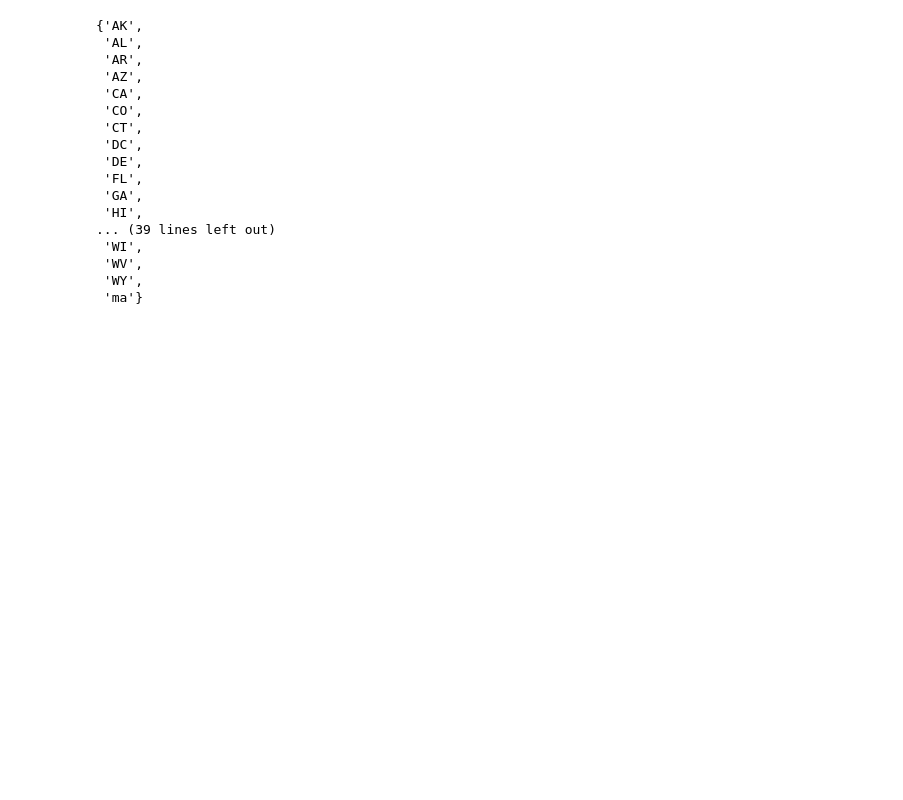
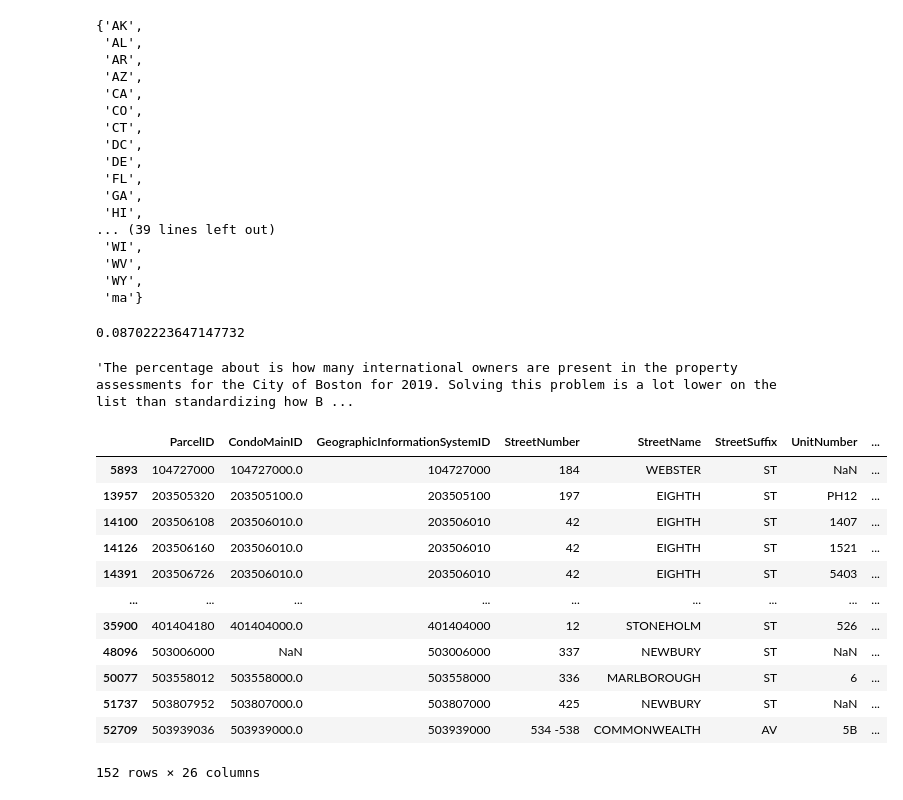
Before and after one commit to jfrankbryant/CityOfBoston_PropertyAssessment, a Jupyter notebook: CityOfBoston_PropertyAssessment.ipynb, the cells around one changed output. Cells and saved outputs as stored; diff of their text form; code cells hidden in the pictures; blank space fills up the shorter version.

Commit message:
Added columns to pa2019_intl
Added 3 columns with the value 'International' to pa2019_intl dataframe

```diff
--- a/CityOfBoston_PropertyAssessment.ipynb
+++ b/CityOfBoston_PropertyAssessment.ipynb
@@ -446,3 +424,30 @@ See the caveats in the documentation: https://pandas.pydata.org/pandas-docs/stab
  'WV',
  'WY',
  'ma'}
+# %%
+print((len(intlList)/len(pa2019))*100)
+"The percentage about is how many international owners are present in the property assessments for the City of Boston for 2019. Solving this problem is a lot lower on the list than standardizing how Boston is recorded."
+# %% [output]
+0.08702223647147732
+'The percentage about is how many international owners are present in the property assessments for the City of Boston for 2019. Solving this problem is a lot lower on the list than standardizing how B ...
+# %%
+#add columns for city, state/region, and country
+pa2019_intl['OwnerMailingAddressCity'] = 'International'
+pa2019_intl['OwnerMailingAddressRegionState'] = 'International'
+pa2019_intl['OwnerMailingAddressCountry'] = 'International'
+
+pa2019_intl
+# %% [output]
+|  | ParcelID | CondoMainID | GeographicInformationSystemID | StreetNumber | StreetName | StreetSuffix | UnitNumber | ... |
+| 5893 | 104727000 | 104727000.0 | 104727000 | 184 | WEBSTER | ST | NaN | ... |
+| 13957 | 203505320 | 203505100.0 | 203505100 | 197 | EIGHTH | ST | PH12 | ... |
+| 14100 | 203506108 | 203506010.0 | 203506010 | 42 | EIGHTH | ST | 1407 | ... |
+| 14126 | 203506160 | 203506010.0 | 203506010 | 42 | EIGHTH | ST | 1521 | ... |
+| 14391 | 203506726 | 203506010.0 | 203506010 | 42 | EIGHTH | ST | 5403 | ... |
+| ... | ... | ... | ... | ... | ... | ... | ... | ... |
+| 35900 | 401404180 | 401404000.0 | 401404000 | 12 | STONEHOLM | ST | 526 | ... |
+| 48096 | 503006000 | NaN | 503006000 | 337 | NEWBURY | ST | NaN | ... |
+| 50077 | 503558012 | 503558000.0 | 503558000 | 336 | MARLBOROUGH | ST | 6 | ... |
+| 51737 | 503807952 | 503807000.0 | 503807000 | 425 | NEWBURY | ST | NaN | ... |
+| 52709 | 503939036 | 503939000.0 | 503939000 | 534 -538 | COMMONWEALTH | AV | 5B | ... |
+152 rows × 26 columns
```
Also changed, not shown: parts of 4 cells of this notebook.
